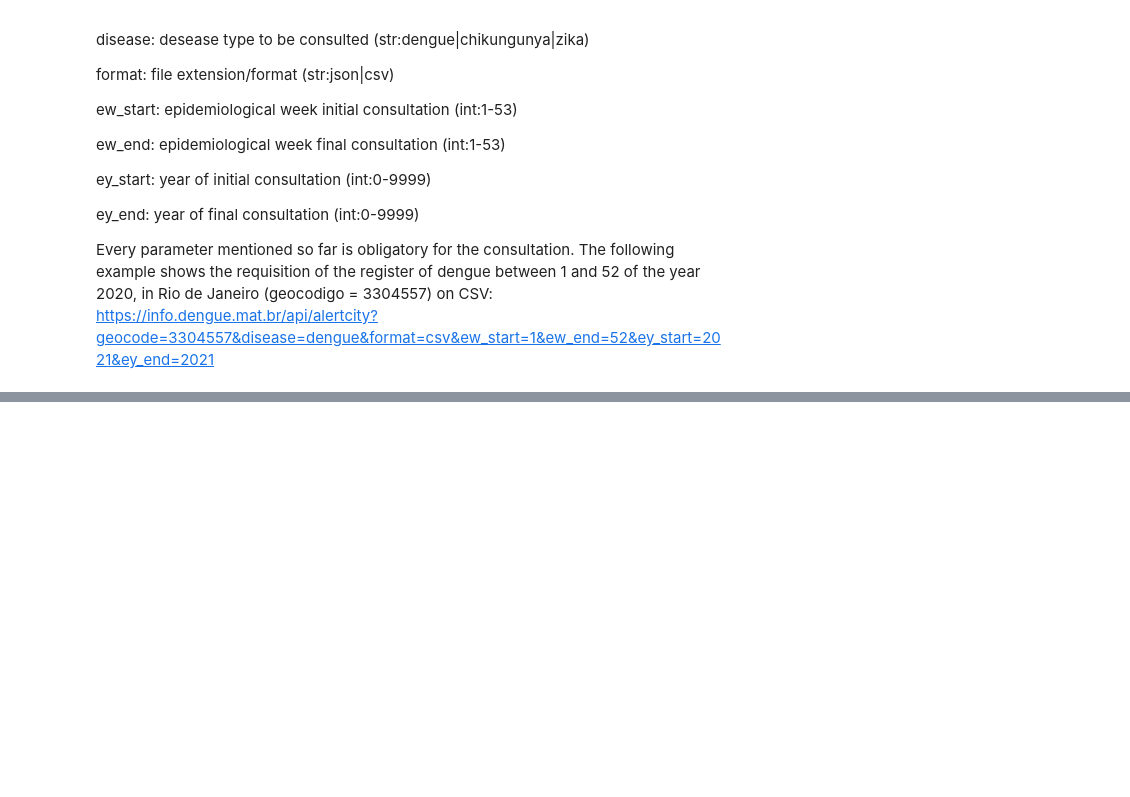
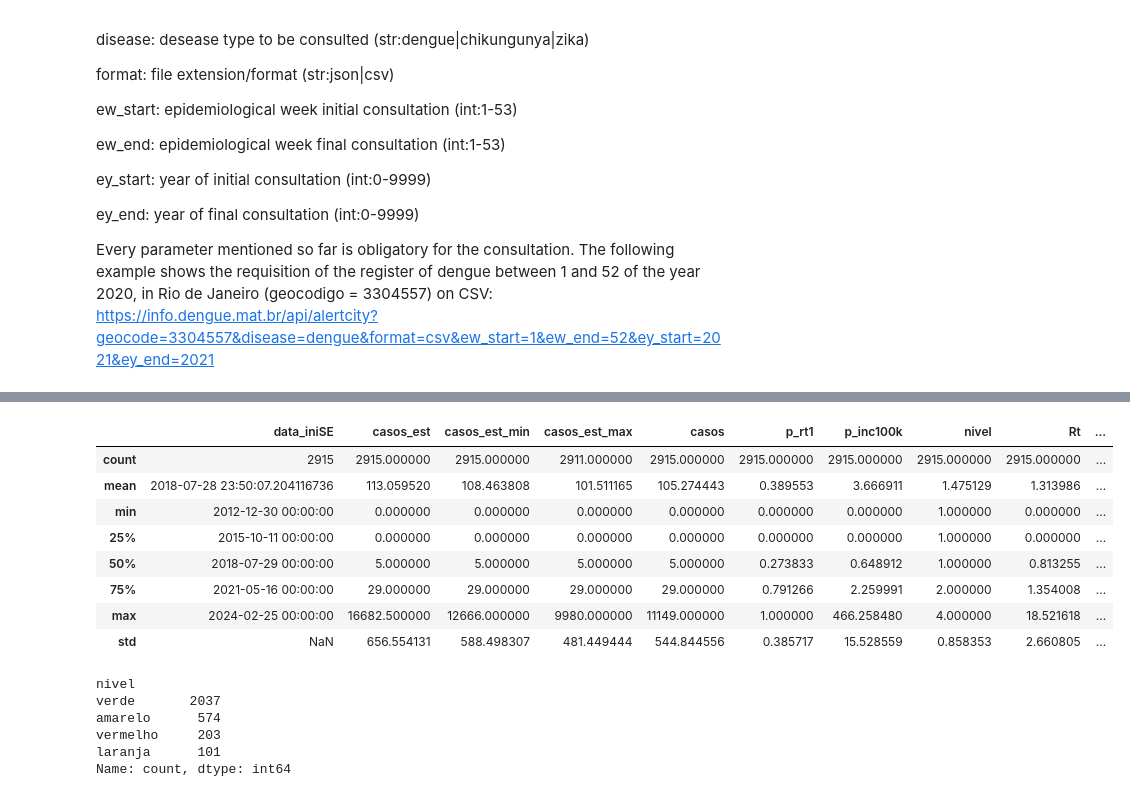
Before and after one commit to al00pes/dengue_riodejaneiro, a Jupyter notebook: dengue_dataset.ipynb, the cells around one changed output, grey strips where cells are left out. Drawn from its saved outputs; the diff is of its cells as text; code cells hidden in the pictures; blank space fills up the shorter version.

```diff
--- a/dengue_dataset.ipynb
+++ b/dengue_dataset.ipynb
@@ -464,0 +508,35 @@ array([ 0.,  1.,  3.,  2.,  6.,  5.,  8.,  4.,  7., 22., 23., 10., 14.,
+# %%
+#Continuando com o dataframe df_data_01
+# Faz um resumo estatístico do dataset (média, desvio padrão, mínimo, máximo e os quartis)
+
+df_dados_01.describe()
+# %% [output]
+|  | data_iniSE | casos_est | casos_est_min | casos_est_max | casos | p_rt1 | p_inc100k | nivel | Rt | ... |
+| count | 2915 | 2915.000000 | 2915.000000 | 2911.000000 | 2915.000000 | 2915.000000 | 2915.000000 | 2915.000000 | 2915.000000 | ... |
+| mean | 2018-07-28 23:50:07.204116736 | 113.059520 | 108.463808 | 101.511165 | 105.274443 | 0.389553 | 3.666911 | 1.475129 | 1.313986 | ... |
+| min | 2012-12-30 00:00:00 | 0.000000 | 0.000000 | 0.000000 | 0.000000 | 0.000000 | 0.000000 | 1.000000 | 0.000000 | ... |
+| 25% | 2015-10-11 00:00:00 | 0.000000 | 0.000000 | 0.000000 | 0.000000 | 0.000000 | 0.000000 | 1.000000 | 0.000000 | ... |
+| 50% | 2018-07-29 00:00:00 | 5.000000 | 5.000000 | 5.000000 | 5.000000 | 0.273833 | 0.648912 | 1.000000 | 0.813255 | ... |
+| 75% | 2021-05-16 00:00:00 | 29.000000 | 29.000000 | 29.000000 | 29.000000 | 0.791266 | 2.259991 | 2.000000 | 1.354008 | ... |
+| max | 2024-02-25 00:00:00 | 16682.500000 | 12666.000000 | 9980.000000 | 11149.000000 | 1.000000 | 466.258480 | 4.000000 | 18.521618 | ... |
+| std | NaN | 656.554131 | 588.498307 | 481.449444 | 544.844556 | 0.385717 | 15.528559 | 0.858353 | 2.660805 | ... |
+# %%
+#Modificando os nomes da linhas de acordo com o dicionarios
+
+df_dados_01['nivel'] = df_dados_01['nivel'].replace(1,'verde')
+
+df_dados_01['nivel'] = df_dados_01['nivel'].replace(2,'amarelo')
+
+df_dados_01['nivel'] = df_dados_01['nivel'].replace(3,'laranja')
+
+df_dados_01['nivel'] = df_dados_01['nivel'].replace(4,'vermelho')
+
+#Validar as mudanças acima
+df_dados_01['nivel'].value_counts()
+# %% [output]
+nivel
+verde       2037
+amarelo      574
+vermelho     203
+laranja      101
+Name: count, dtype: int64
```
Also changed, not shown: parts of 36 cells of this notebook.
